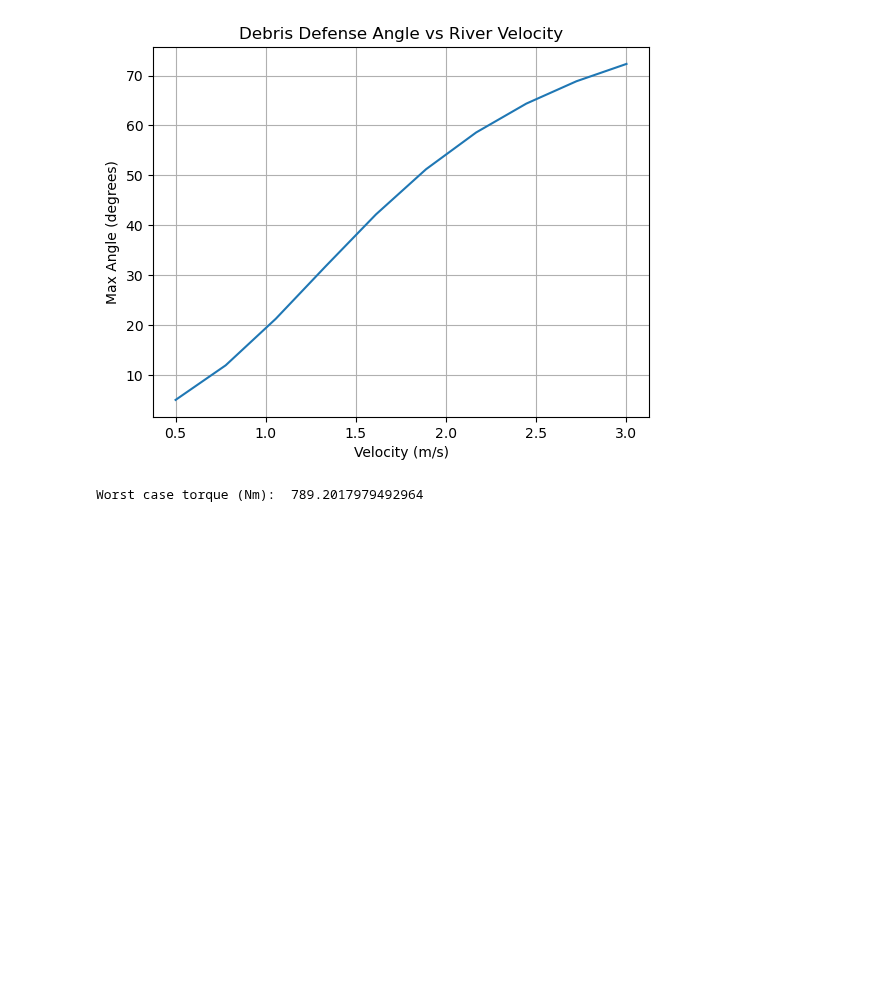
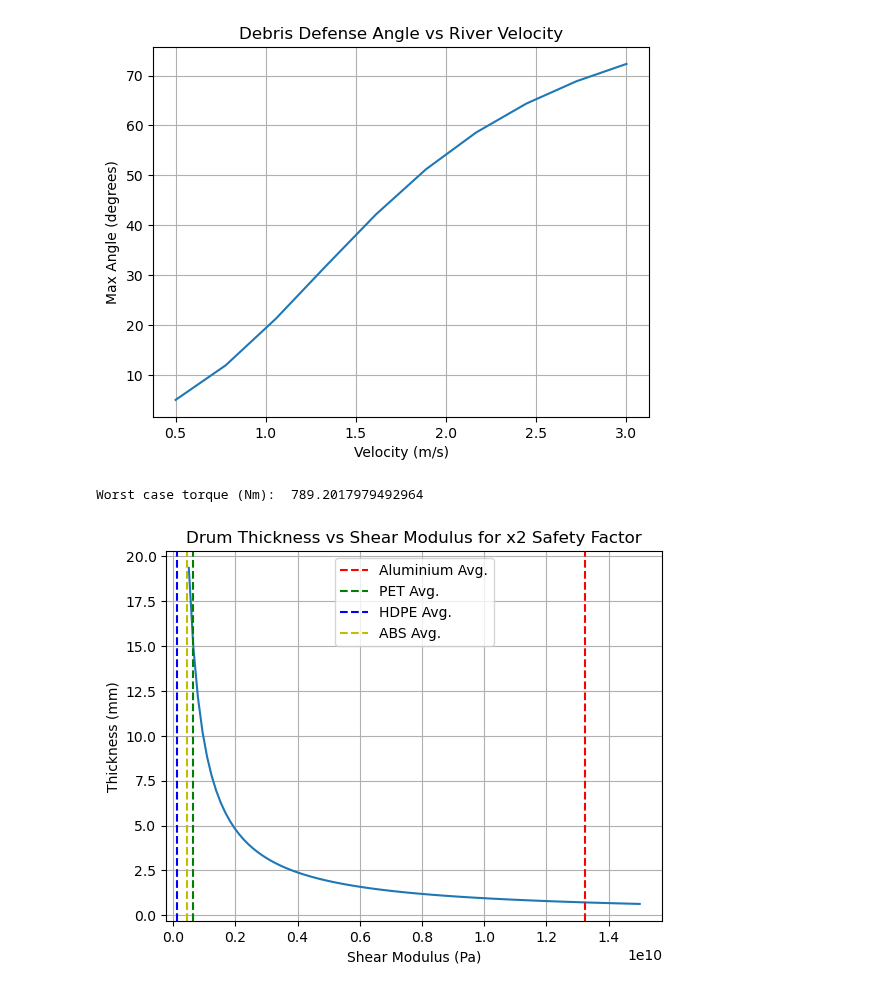
Before and after one commit to pilipb/DP5-code, a Jupyter notebook: main.ipynb, the cells around one changed output. Cells and saved outputs as stored; diff of their text form; code cells hidden in the pictures; blank space fills up the shorter version.

```diff
--- a/main.ipynb
+++ b/main.ipynb
@@ -206,3 +210,28 @@ torque_val = torque(worst_case_vel,turbine_diameter,r_drum, turbine_width/2,RPM)
 print('Worst case torque (Nm): ', torque_val)
 # %% [output]
 Worst case torque (Nm):  789.2017979492964
+# %%
+# drum calculations
+thickness, shear_strength_mpa, yield_strength_mpa, shear_mod, cost = drum_calc(G=26.5e9, w=3229, l_blade=0.6, l_drum = 1.2, R=200e-3, rho_mat = 2910, cpkg = 3.04)
+
+# plot G vs thickness
+Gs = np.linspace(0.5e9, 15e9, 100)
+thicknesses = []
+for g in Gs:
+    val,_,_,_,_ = drum_strength(G=g, w=3229, l_blade=0.6, l_drum = 1.2, R=200e-3, rho_mat = 2910, cpkg = 3.04)
+    thicknesses.append(val)
+
+plt.plot(Gs,thicknesses)
+plt.xlabel('Shear Modulus (Pa)')
+plt.ylabel('Thickness (mm)')
+plt.grid()
+# plot vertical line at G = 26.5GPa for Aluminium
+plt.axvline(x=26.5e9/2, color='r', linestyle='--', label='Aluminium Avg.')
+plt.axvline(x=1.242e9/2, color='g', linestyle='--', label='PET Avg.')
+plt.axvline(x=0.266e9/2, color='b', linestyle='--', label='HDPE Avg.')
+plt.axvline(x=0.8635e9/2, color='y', linestyle='--', label='ABS Avg.')
+plt.legend()
+plt.title('Drum Thickness vs Shear Modulus for x2 Safety Factor')
+plt.show()
+# %% [output]
+[figure, added]
```
Also changed, not shown: parts of 3 cells of this notebook.
